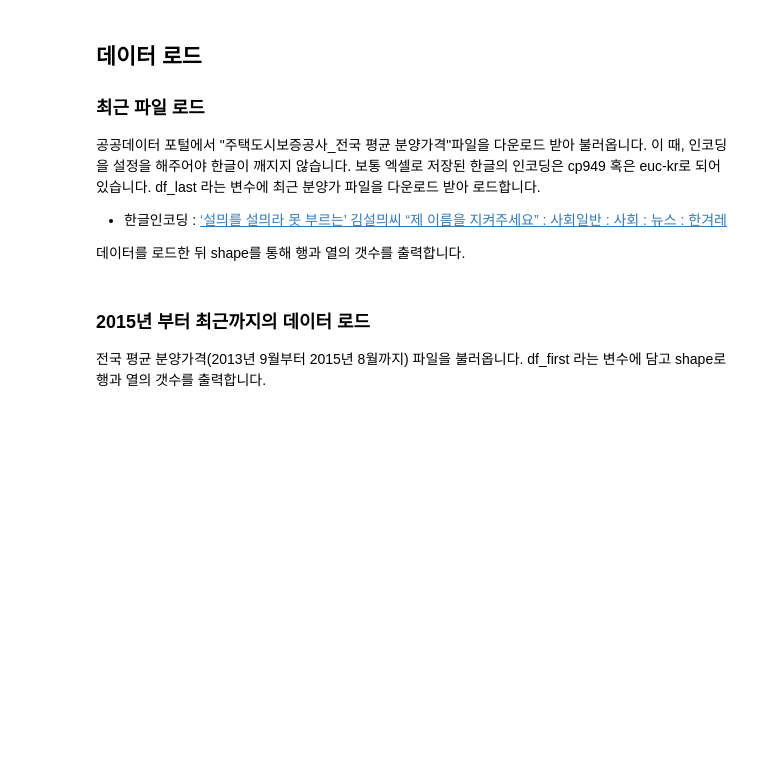
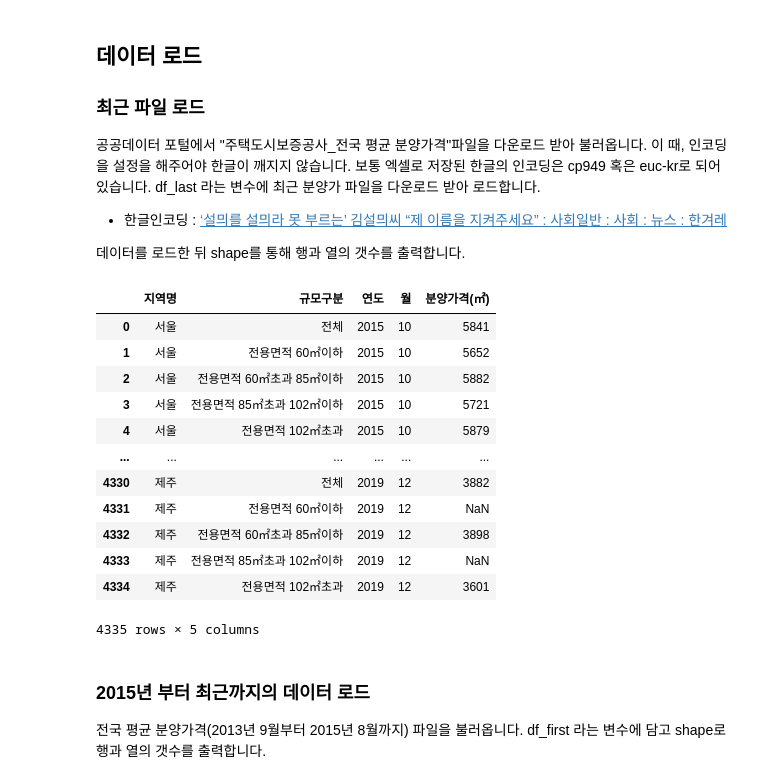
Before and after one commit to jinny123445/Data-Analysis-with-public-data-python-my-study, a Jupyter notebook: 01-apt-price-input.ipynb, the cells around one changed output. Cells and saved outputs as stored; diff of their text form; code cells hidden in the pictures; blank space fills up the shorter version.

```diff
--- a/01-apt-price-input.ipynb
+++ b/01-apt-price-input.ipynb
@@ -61,10 +62,25 @@ df_last 라는 변수에 최근 분양가 파일을 다운로드 받아 로드
 # %%
 # 최근 분양가 파일을 로드해서 df_last 라는 변수에 담습니다.
 # 파일로드시 OSError가 발생한다면, engine="python"을 추가해 보세요.
 # 윈도우에서 파일탐색기의 경로를 복사해서 붙여넣기 했는데도 파일을 불러올 수 없다면
 # 아마도 경로에 있는 ₩ 역슬래시 표시를 못 읽어왔을 가능성이 큽니다.
 # r"경로명" 으로 적어주세요.
 # r"경로명"으로 적게 되면 경로를 문자 그대로(raw) 읽으라는 의미입니다.
+pd.read_csv("data/주택도시보증공사_전국 평균 분양가격(2019년 12월).csv", encoding="euc-kr")
+# %% [output]
+|  | 지역명 | 규모구분 | 연도 | 월 | 분양가격(㎡) |
+| 0 | 서울 | 전체 | 2015 | 10 | 5841 |
+| 1 | 서울 | 전용면적 60㎡이하 | 2015 | 10 | 5652 |
+| 2 | 서울 | 전용면적 60㎡초과 85㎡이하 | 2015 | 10 | 5882 |
+| 3 | 서울 | 전용면적 85㎡초과 102㎡이하 | 2015 | 10 | 5721 |
+| 4 | 서울 | 전용면적 102㎡초과 | 2015 | 10 | 5879 |
+| ... | ... | ... | ... | ... | ... |
+| 4330 | 제주 | 전체 | 2019 | 12 | 3882 |
+| 4331 | 제주 | 전용면적 60㎡이하 | 2019 | 12 | NaN |
+| 4332 | 제주 | 전용면적 60㎡초과 85㎡이하 | 2019 | 12 | 3898 |
+| 4333 | 제주 | 전용면적 85㎡초과 102㎡이하 | 2019 | 12 | NaN |
+| 4334 | 제주 | 전용면적 102㎡초과 | 2019 | 12 | 3601 |
+4335 rows × 5 columns
 # %%
 # head 로 파일을 미리보기 합니다.
 # 메소드 뒤에 ?를 하면 자기호출 이라는 기능을 통해 메소드의 docstring을 출력합니다.
```
Also changed, not shown: parts of 1 cell of this notebook.
